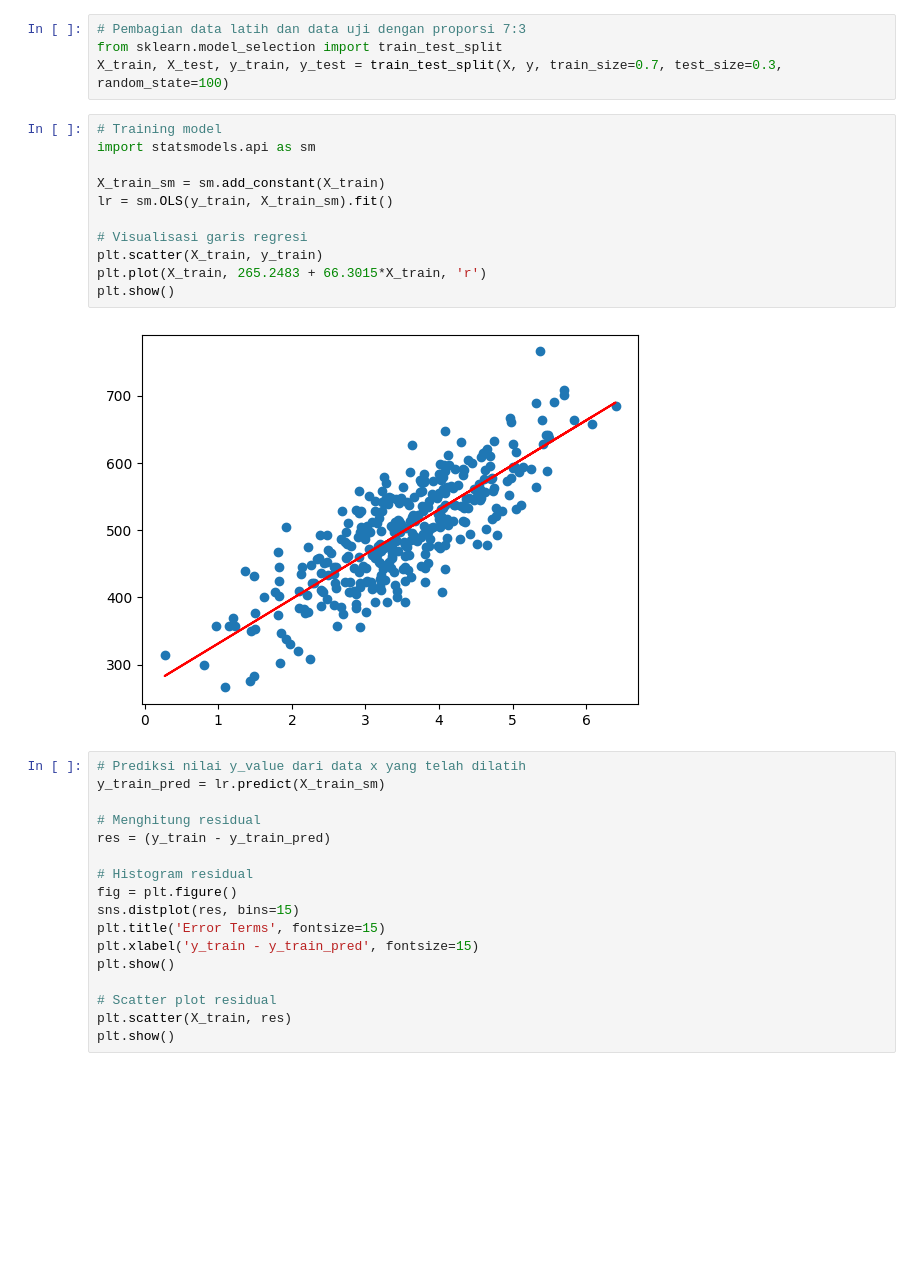
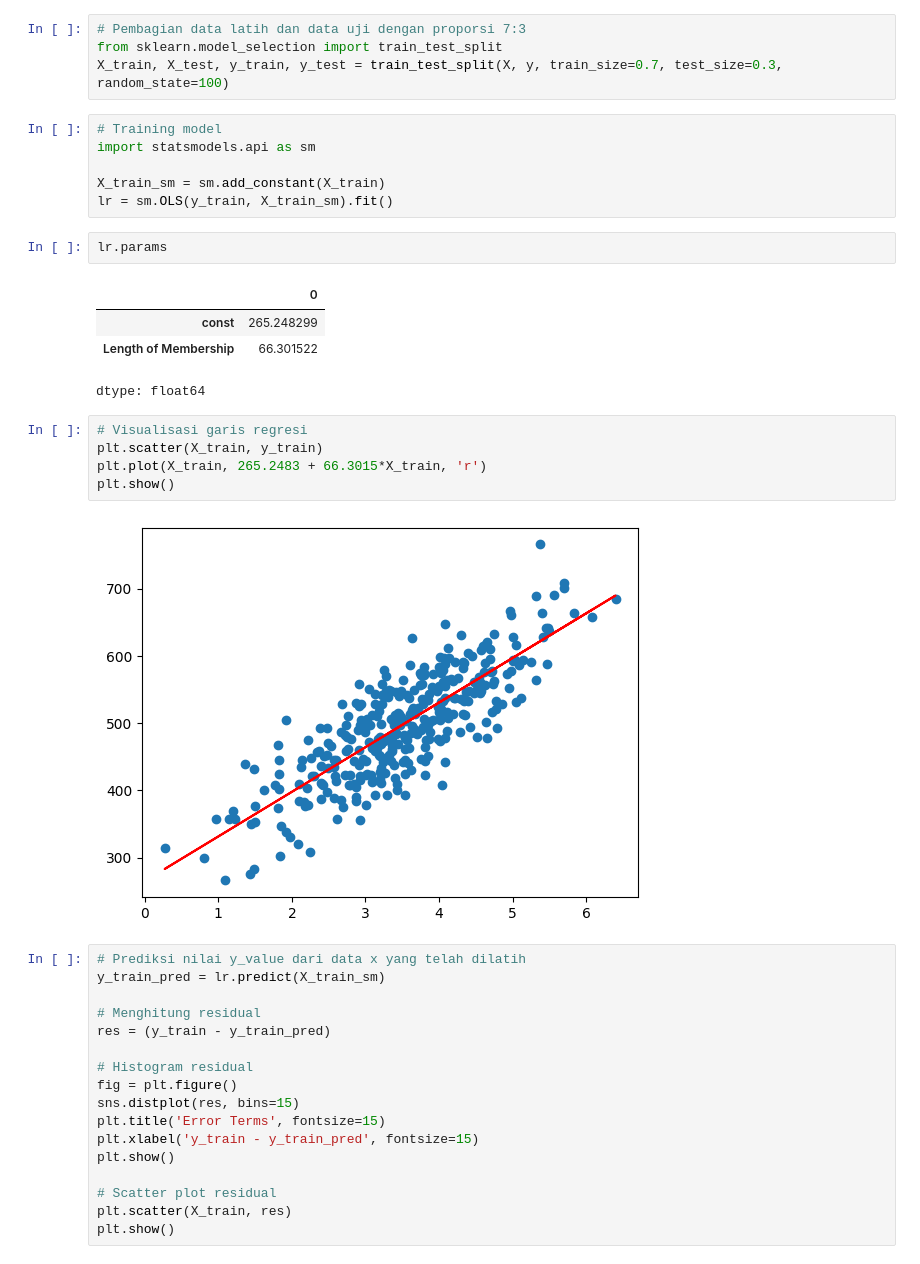
Before and after one commit to sbylash/23_Shasia-Sasa_ML, a Jupyter notebook: Week3.ipynb, the cells around one changed output. Saved outputs shown, nothing was run; the diff lists cells and outputs as text; blank space fills up the shorter version.

```diff
--- a/Week3.ipynb
+++ b/Week3.ipynb
@@ -74,13 +74,20 @@ y = data['Yearly Amount Spent']
 # Pembagian data latih dan data uji dengan proporsi 7:3
 from sklearn.model_selection import train_test_split
 X_train, X_test, y_train, y_test = train_test_split(X, y, train_size=0.7, test_size=0.3, random_state=100)
+# %%
+# Training model
+import statsmodels.api as sm
+
+X_train_sm = sm.add_constant(X_train)
+lr = sm.OLS(y_train, X_train_sm).fit()
+# %%
+lr.params
+# %% [output]
+|  | 0 |
+| const | 265.248299 |
+| Length of Membership | 66.301522 |
+dtype: float64
 # %%
-# Training model
-import statsmodels.api as sm
-
-X_train_sm = sm.add_constant(X_train)
-lr = sm.OLS(y_train, X_train_sm).fit()
-
 # Visualisasi garis regresi
 plt.scatter(X_train, y_train)
 plt.plot(X_train, 265.2483 + 66.3015*X_train, 'r')
```
Also changed, not shown: parts of 19 cells of this notebook.
